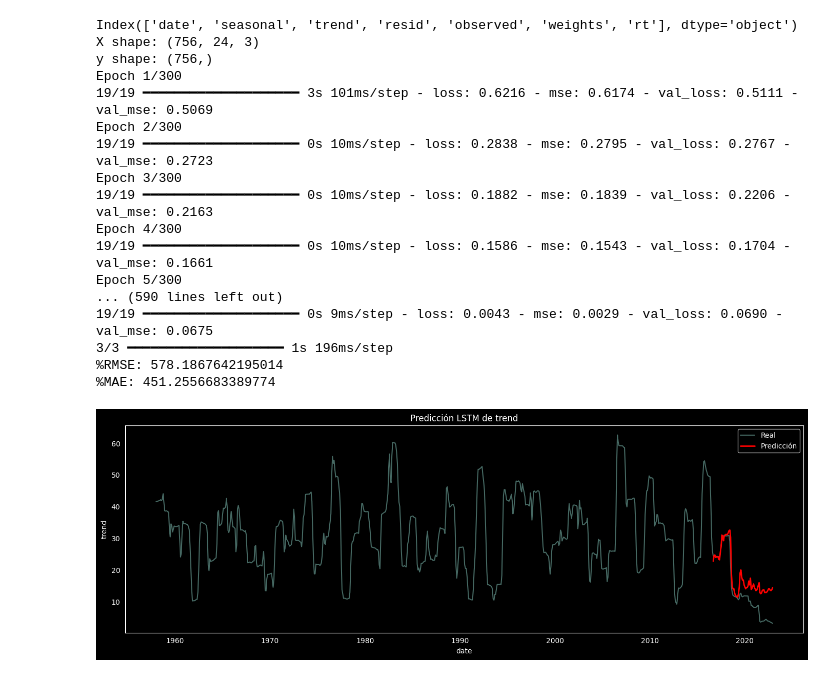
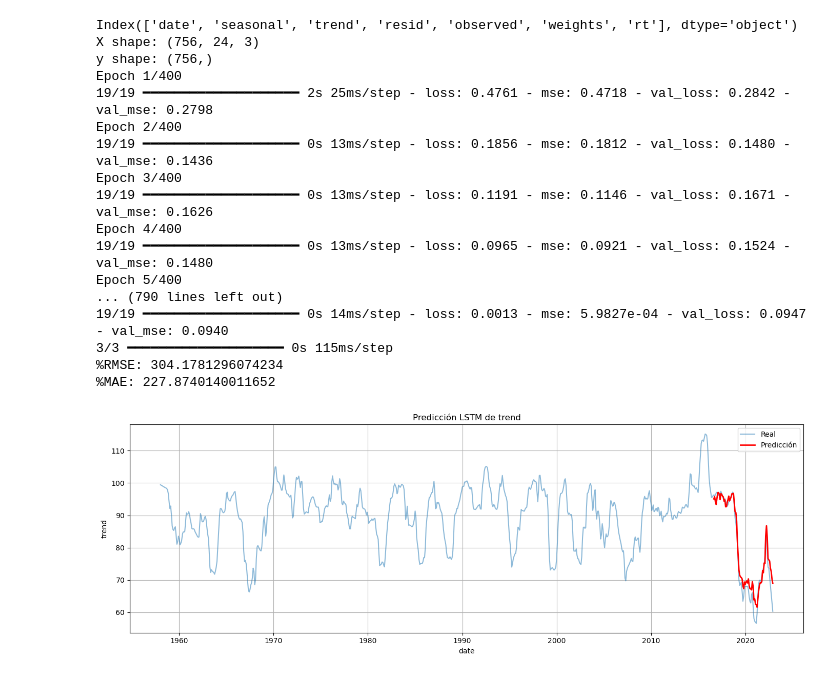
Before and after one commit to Alejg9/CGR_Analysis, a Jupyter notebook: notebooks/aet_ml_training.ipynb, the cells around one changed output. Cells and saved outputs as stored; diff of their text form; code cells hidden in the pictures.

```diff
--- a/notebooks/aet_ml_training.ipynb
+++ b/notebooks/aet_ml_training.ipynb
@@ -60,7 +58,7 @@ def train_model(target_column:str, date_col: str, train_column: str, n_steps:int
 
     return ad
 # %%
-target = 'q(mm)'
+target = 'aet(mm)'
 # %%
 n_steps_r = 3
 
@@ -121,49 +119,49 @@ model_args_t = [
     {'layer': 'Dense', 'units': 32, 'args': {'activation': 'relu', 'kernel_regularizer': l2(1e-4)}},
     {'layer': 'Dense', 'units': 1, 'args': {}},
 ]
 
 compile_args_t = {
     'optimizer': 'adam',
     'loss': 'mse',
     'metrics': ['mse'],
 }
 
 training_args_t = {
-    'epochs': 300,
+    'epochs': 400,
     'batch_size': 32,
     'validation_split': 0.15,
     'callbacks': [EarlyStopping(patience=30, restore_best_weights=True)],
     'verbose': 1,
 }
 
 ad_t = train_model(
     target_column=target,
     date_col='date',
     train_column='trend',
     n_steps=n_steps_t,
     training_args=training_args_t,
     model_args=model_args_t,
     compile_args=compile_args_t
 )
 # %% [output]
 Index(['date', 'seasonal', 'trend', 'resid', 'observed', 'weights', 'rt'], dtype='object')
 X shape: (756, 24, 3)
 y shape: (756,)
-Epoch 1/300
-19/19 ━━━━━━━━━━━━━━━━━━━━ 3s 101ms/step - loss: 0.6216 - mse: 0.6174 - val_loss: 0.5111 - val_mse: 0.5069
-Epoch 2/300
-19/19 ━━━━━━━━━━━━━━━━━━━━ 0s 10ms/step - loss: 0.2838 - mse: 0.2795 - val_loss: 0.2767 - val_mse: 0.2723
-Epoch 3/300
-19/19 ━━━━━━━━━━━━━━━━━━━━ 0s 10ms/step - loss: 0.1882 - mse: 0.1839 - val_loss: 0.2206 - val_mse: 0.2163
-Epoch 4/300
-19/19 ━━━━━━━━━━━━━━━━━━━━ 0s 10ms/step - loss: 0.1586 - mse: 0.1543 - val_loss: 0.1704 - val_mse: 0.1661
-Epoch 5/300
-... (590 lines left out)
-19/19 ━━━━━━━━━━━━━━━━━━━━ 0s 9ms/step - loss: 0.0043 - mse: 0.0029 - val_loss: 0.0690 - val_mse: 0.0675
-3/3 ━━━━━━━━━━━━━━━━━━━━ 1s 196ms/step
-%RMSE: 578.1867642195014
-%MAE: 451.2556683389774
+Epoch 1/400
+19/19 ━━━━━━━━━━━━━━━━━━━━ 2s 25ms/step - loss: 0.4761 - mse: 0.4718 - val_loss: 0.2842 - val_mse: 0.2798
+Epoch 2/400
+19/19 ━━━━━━━━━━━━━━━━━━━━ 0s 13ms/step - loss: 0.1856 - mse: 0.1812 - val_loss: 0.1480 - val_mse: 0.1436
+Epoch 3/400
+19/19 ━━━━━━━━━━━━━━━━━━━━ 0s 13ms/step - loss: 0.1191 - mse: 0.1146 - val_loss: 0.1671 - val_mse: 0.1626
+Epoch 4/400
+19/19 ━━━━━━━━━━━━━━━━━━━━ 0s 13ms/step - loss: 0.0965 - mse: 0.0921 - val_loss: 0.1524 - val_mse: 0.1480
+Epoch 5/400
+... (790 lines left out)
+19/19 ━━━━━━━━━━━━━━━━━━━━ 0s 14ms/step - loss: 0.0013 - mse: 5.9827e-04 - val_loss: 0.0947 - val_mse: 0.0940
+3/3 ━━━━━━━━━━━━━━━━━━━━ 0s 115ms/step
+%RMSE: 304.1781296074234
+%MAE: 227.8740140011652
-[figure, old version]
+[figure, new version]
 # %%
 n_steps_s = 12
 
```
Also changed, not shown: parts of 9 cells of this notebook, 37 other files.
